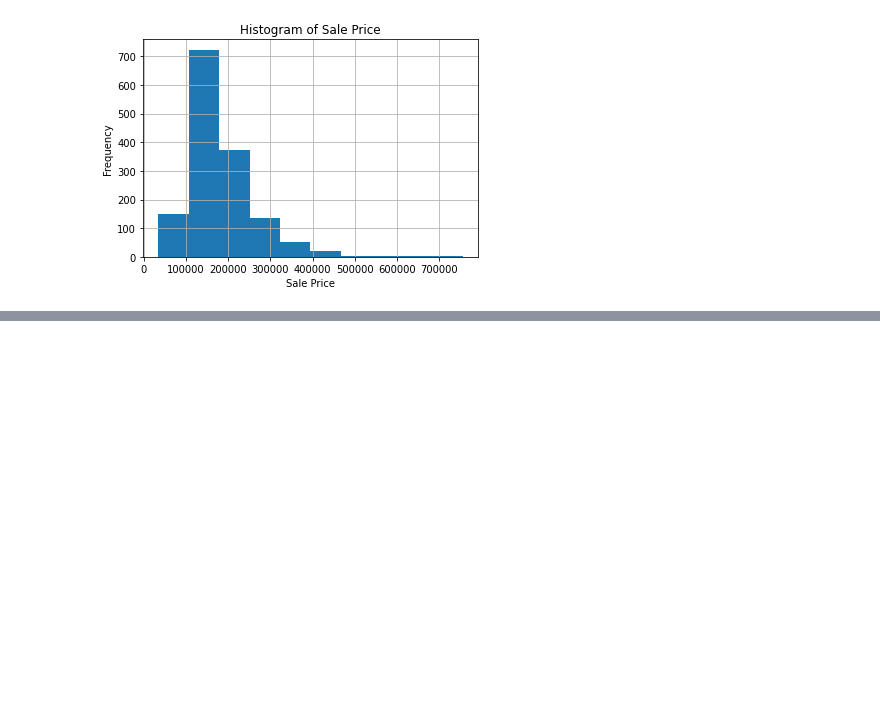
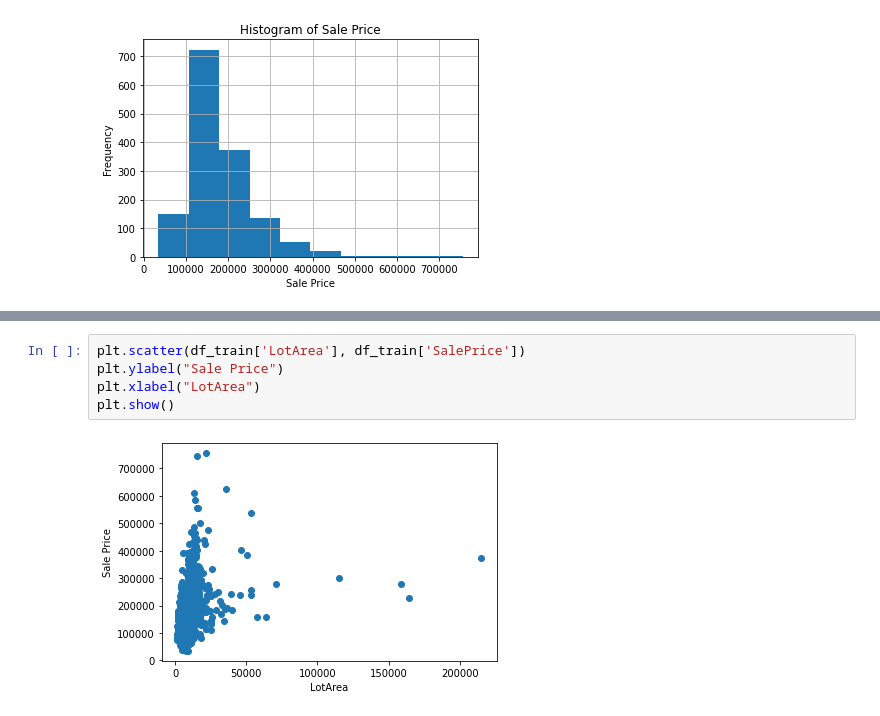
Before and after one commit to galib96/housing-price-prediction-regression, a Jupyter notebook: Housing Price Prediction Kaggle data set.ipynb, the cells around one changed output, grey strips where cells are left out. Cells and saved outputs as stored; diff of their text form; blank space fills up the shorter version.

```diff
--- a/Housing Price Prediction Kaggle data set.ipynb
+++ b/Housing Price Prediction Kaggle data set.ipynb
@@ -50,0 +115,7 @@ Text(0.5, 1.0, 'Histogram of Sale Price')
+# %%
+plt.scatter(df_train['LotArea'], df_train['SalePrice'])
+plt.ylabel("Sale Price")
+plt.xlabel("LotArea")
+plt.show()
+# %% [output]
+[figure, added]
```
Also changed, not shown: parts of 9 cells of this notebook.
